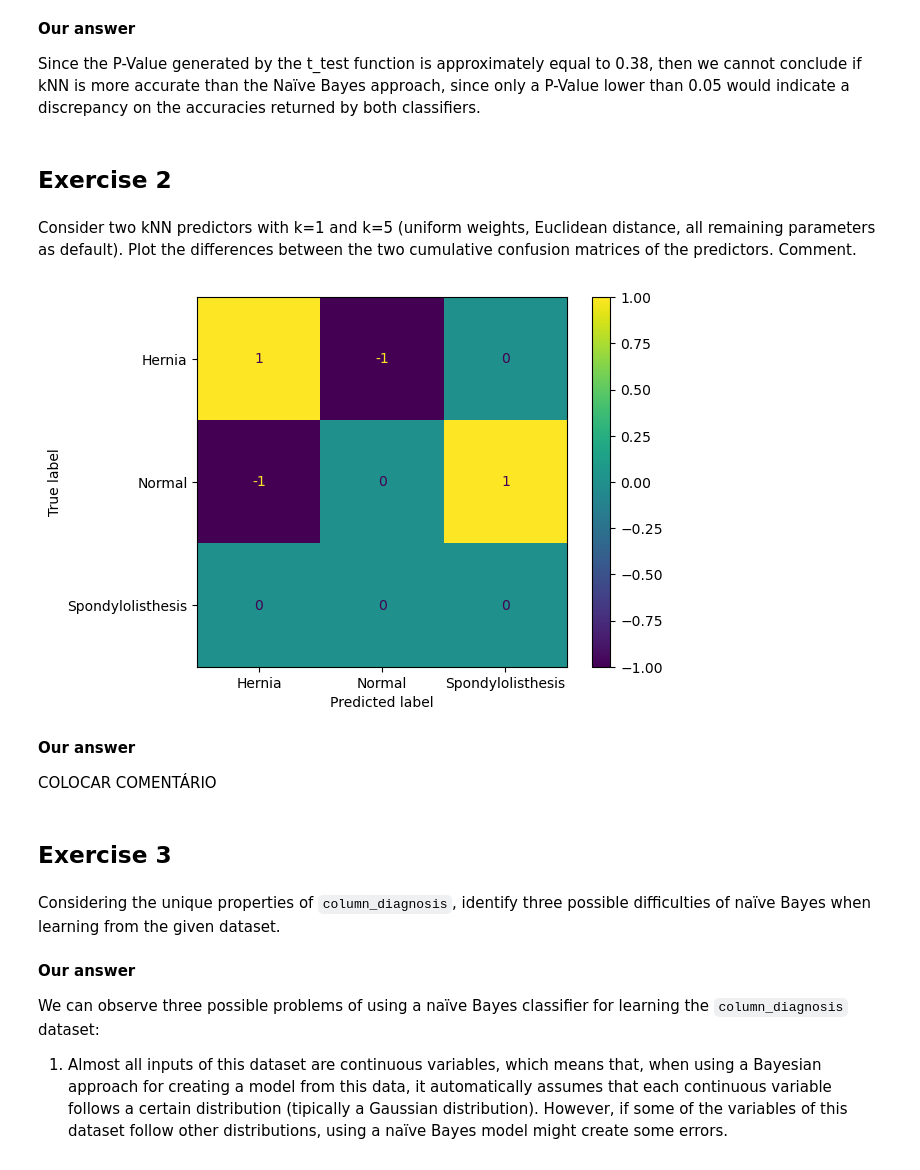
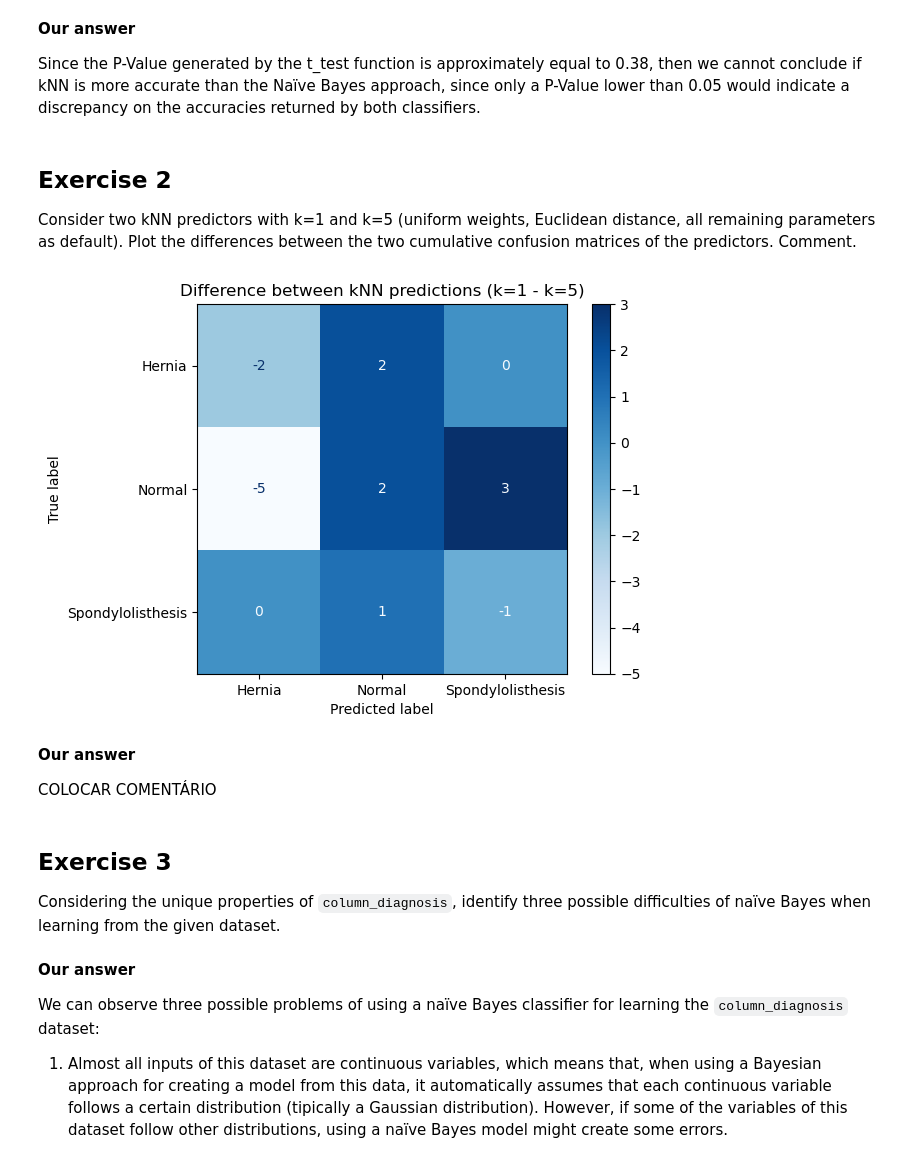
Before and after one commit to GSAprod/IST-Apre-homeworks, a Jupyter notebook: tpc-2/G024.ipynb, the cells around one changed output. Drawn from its saved outputs; the diff is of its cells as text; code cells hidden in the pictures.

Commit message:
HW 2 - Fix exercise II.2

```diff
--- a/tpc-2/G024.ipynb
+++ b/tpc-2/G024.ipynb
@@ -93,43 +93,61 @@ P-Value: 0.38085618124128184
 **Our answer**
 
 Since the P-Value generated by the t_test function is approximately equal to 0.38, then we cannot conclude if kNN is more accurate than the Naïve Bayes approach, since only a P-Value lower than 0.05 would indicate a discrepancy on the accuracies returned by both classifiers.
-# %% [markdown]
-## Exercise 2
 # %% [markdown]
+## Exercise 2
+
 Consider two kNN predictors with k=1 and k=5 (uniform weights, Euclidean distance,
 all remaining parameters as default). Plot the differences between the two cumulative confusion
 matrices of the predictors. Comment.
 # %%
 from sklearn.metrics import confusion_matrix
 
-# k = 1
-kNN_1 = KNeighborsClassifier(n_neighbors=1, weights='uniform')
-knn1_predictor = kNN_1.fit(X_train, Y_train)
-kNN_1_predictions = kNN_1.predict(X_test)
-kNN_1_confusion_matrix = confusion_matrix(Y_test, kNN_1_predictions)
+kNN_1_confusion_matrices = []
+kNN_5_confusion_matrices = []
 
-# k = 5
-kNN_5 = KNeighborsClassifier(n_neighbors=5, weights='uniform')
-kNN_5.fit(X_train, Y_train)
-kNN_5_predictions = kNN_5.predict(X_test)
-kNN_5_confusion_matrix = confusion_matrix(Y_test, kNN_5_predictions)
+skf = StratifiedKFold(n_splits=10, shuffle=True, random_state=0)
 
-difference_matrix = kNN_1_confusion_matrix - kNN_5_confusion_matrix
+X_array = np.array(X)
+y_array = np.array(Y)
+
+for train_index, test_index in skf.split(X_array, y_array):
+    X_train, X_test = X_array[train_index], X_array[test_index]
+    Y_train, Y_test = y_array[train_index], y_array[test_index]
+
+    # k = 1
+    kNN_1 = KNeighborsClassifier(n_neighbors=1)
+    knn1_predictor = kNN_1.fit(X_train, Y_train)
+    kNN_1_predictions = kNN_1.predict(X_test)
+    kNN_1_confusion_matrix = confusion_matrix(Y_test, kNN_1_predictions)
+    kNN_1_confusion_matrices.append(kNN_1_confusion_matrix)
+
+    # k = 5
+    kNN_5 = KNeighborsClassifier(n_neighbors=5)
+    knn5_predictor = kNN_5.fit(X_train, Y_train)
+    kNN_5_predictions = kNN_5.predict(X_test)
+    kNN_5_confusion_matrix = confusion_matrix(Y_test, kNN_5_predictions)
+    kNN_5_confusion_matrices.append(kNN_5_confusion_matrix)
+
+kNN_1_cumulative_confusion = sum(kNN_1_confusion_matrices)
+kNN_5_cumulative_confusion = sum(kNN_5_confusion_matrices)
+
+kNN_confusion_difference = kNN_1_cumulative_confusion - kNN_5_cumulative_confusion
 # %%
 from sklearn.metrics import ConfusionMatrixDisplay
 
-matrix_display = ConfusionMatrixDisplay(confusion_matrix=difference_matrix, display_labels=knn1_predictor.classes_)
-matrix_display.plot()
+matrix_display = ConfusionMatrixDisplay(confusion_matrix=kNN_confusion_difference, display_labels=knn1_predictor.classes_)
+matrix_display.plot(cmap=plt.cm.Blues)
+plt.title("Difference between kNN predictions (k=1 - k=5)")
 plt.show()
 # %% [output]
-[figure, old version]
+[figure, new version]
 # %% [markdown]
 **Our answer**
 
 COLOCAR COMENTÁRIO
-# %% [markdown]
-## Exercise 3
 # %% [markdown]
+## Exercise 3
+
 Considering the unique properties of `column_diagnosis`, identify three possible difficulties
 of naïve Bayes when learning from the given dataset.
 # %% [markdown]
```
Also changed, not shown: parts of 3 cells of this notebook.
